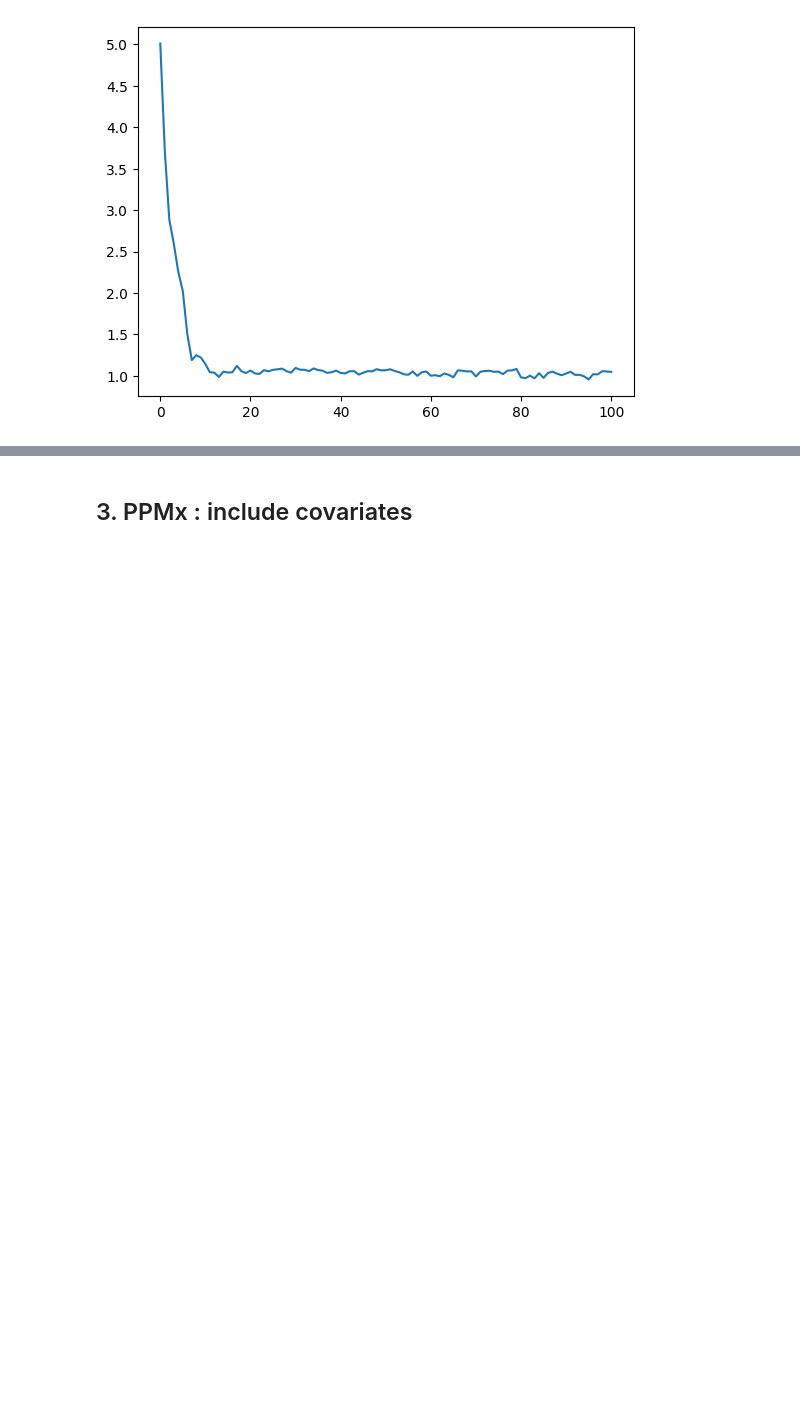
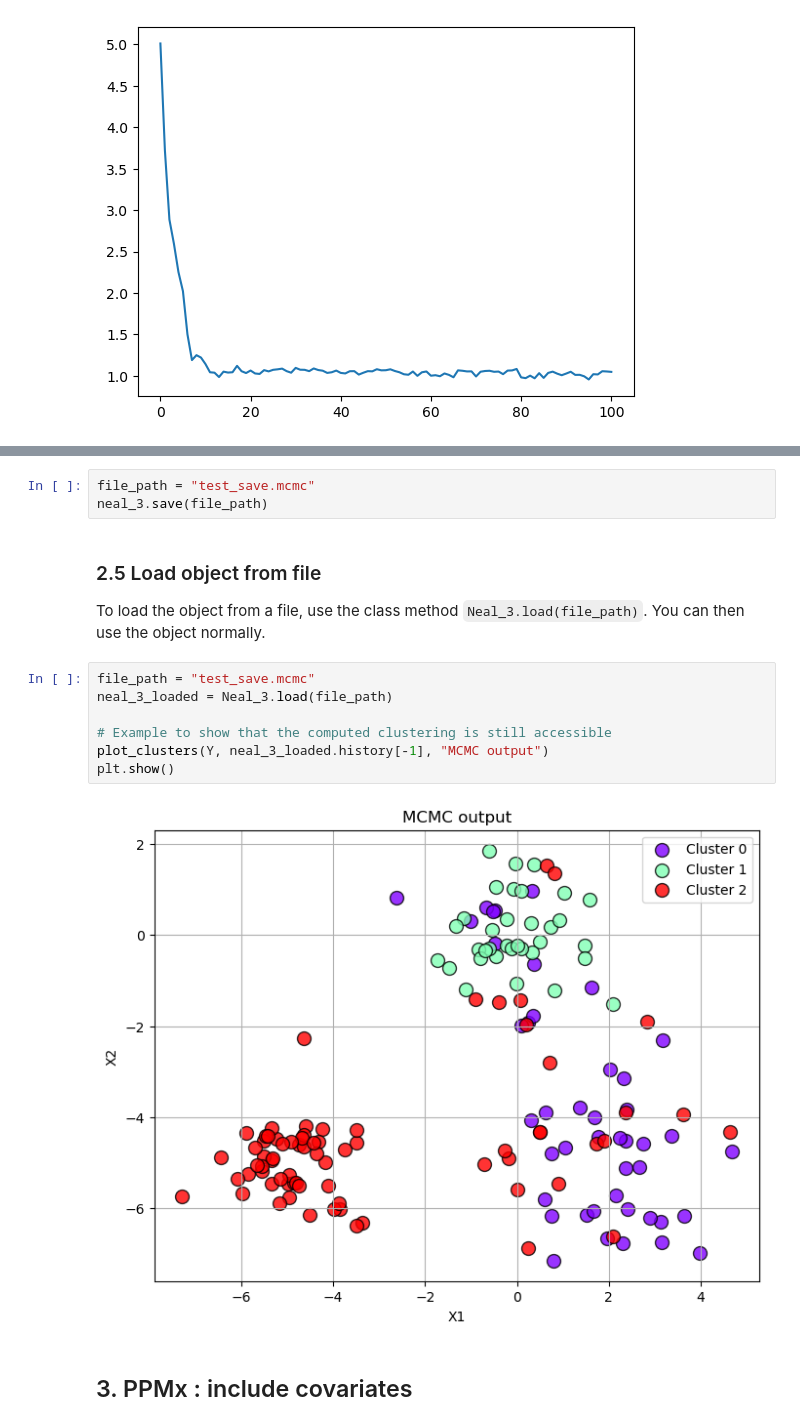
Before and after one commit to Samuele-Caccavelli/bayesian_statistics_project, a Jupyter notebook: notebooks/jupyter/Example_MCMCs.ipynb, the cells around one changed output, grey strips where cells are left out. Saved outputs shown, nothing was run; the diff lists cells and outputs as text; blank space fills up the shorter version.

Commit message:
Added save/load

```diff
--- a/notebooks/jupyter/Example_MCMCs.ipynb
+++ b/notebooks/jupyter/Example_MCMCs.ipynb
@@ -90,3 +94,19 @@ plt.show()
+# %%
+file_path = "test_save.mcmc"
+neal_3.save(file_path)
+# %% [markdown]
+### 2.5 Load object from file
+
+To load the object from a file, use the class method `Neal_3.load(file_path)`. You can then use the object normally.
+# %%
+file_path = "test_save.mcmc"
+neal_3_loaded = Neal_3.load(file_path)
+
+# Example to show that the computed clustering is still accessible
+plot_clusters(Y, neal_3_loaded.history[-1], "MCMC output")
+plt.show()
+# %% [output]
+[figure, added]
 # %% [markdown]
 ## 3. PPMx : include covariates
 # %% [markdown]
```
Also changed, not shown: parts of 12 cells of this notebook, 2 other files.
